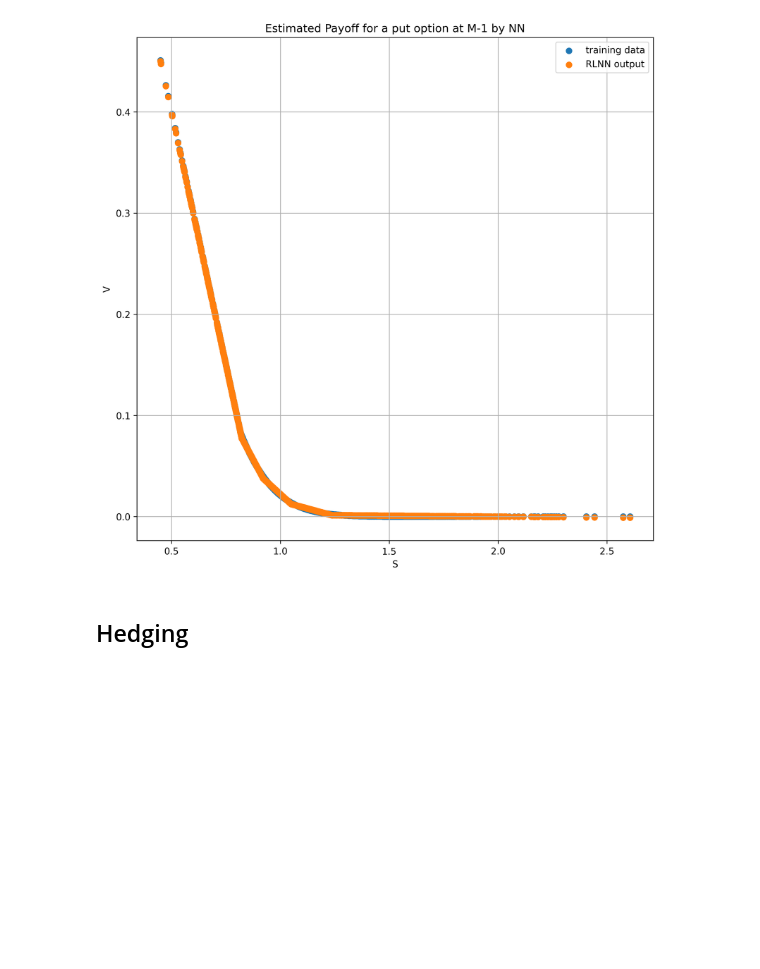
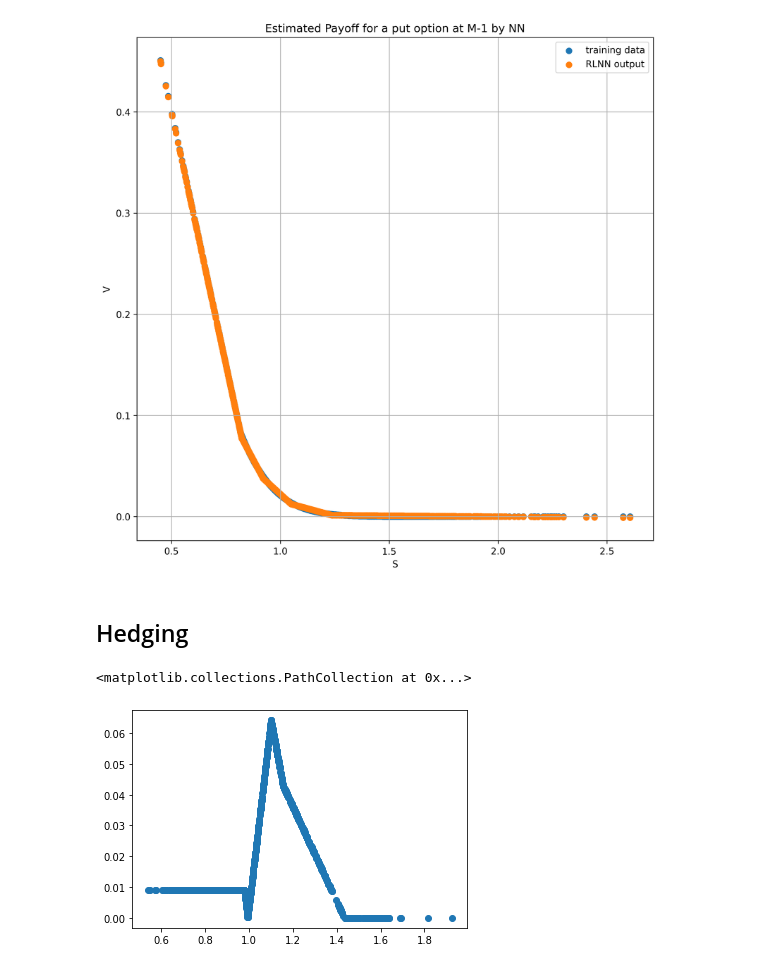
Before and after one commit to SByeUva/advance_computational_finance, a Jupyter notebook: NN-sensitivities.ipynb, the cells around one changed output. Saved outputs shown, nothing was run; the diff lists cells and outputs as text; code cells hidden in the pictures; blank space fills up the shorter version.

```diff
--- a/NN-sensitivities.ipynb
+++ b/NN-sensitivities.ipynb
@@ -417,7 +420,10 @@ class neural_bermudan_fitter:
         nn = Sequential([
                     Input(shape=(1)),
                     Dense(self.nodes,activation='relu',trainable=True, kernel_initializer = 'random_uniform'),
-                    Dense(1,activation='linear',trainable=True, kernel_initializer=keras.initializers.RandomUniform(minval=-0.01, maxval=0.01, seed=None))
+                    Dense(1,activation='linear',trainable=True, kernel_initializer=keras.initializers.RandomUniform(minval=-0.01, maxval=0.01, seed=None), kernel_constraint = tf.keras.constraints.NonNeg())
+
+
+
                     ])
         nn.compile(tf.optimizers.Adam(learning_rate=self.learning_rate), loss='mean_squared_error')
 
@@ -1169,3 +1175,41 @@ plt.savefig('figures/improvement2.jpeg')
 [figure]
 # %% [markdown]
 ## Hedging
+# %%
+# Variables used
+T = M = N = 4
+K = 1.1
+S = 1
+sigma = 0.2
+r = 0.06
+realizations = 1000
+delta = 0
+t = 1
+dt = T/M
+# %%
+s_all = np.array([np.array(GBM_exact(T, S, sigma, r, M)) for x in range(realizations)])
+
+# Set up neural network
+nn = Sequential([
+        Input(shape=(1)),
+        Dense(10,activation='relu',trainable=True, kernel_initializer = 'random_uniform'),
+        Dense(1,activation='linear',trainable=True, kernel_initializer=keras.initializers.RandomUniform(minval=-0.01, maxval=0.01, seed=None))
+        ])
+nn.compile(tf.optimizers.Adam(learning_rate=0.001), loss='mean_squared_error')
+
+# Train die nn
+Y_train = np.maximum(K - s_all[:,-1], 0)
+X_train = s_all[:,-1]
+
+callback = tf.keras.callbacks.EarlyStopping(monitor='loss', patience=30)
+history = nn.fit(X_train.reshape(-1,1), Y_train.reshape(-1,1), epochs=500, verbose=0, callbacks=[callback])
+if history.history['loss'][-1] > 1:
+    print("warning. NN didn't converge")
+
+dates = [3,2,1,0]
+
+# fit
+nf = neural_bermudan_fitter(r, sigma, s_all,  K, dates, epochs = 1000, nodes= 10)
+
+# run simulation
+nf.run_pricing_simulation()
@@ -1171,0 +1270,5 @@ plt.savefig('figures/improvement2.jpeg')
+# %%
+plt.scatter(stock_tracker[0][:,1], final_postions[0])
+# %% [output]
+<matplotlib.collections.PathCollection at 0x...>
+[figure, added]
```
Also changed, not shown: parts of 25 cells of this notebook, 1 other file.
